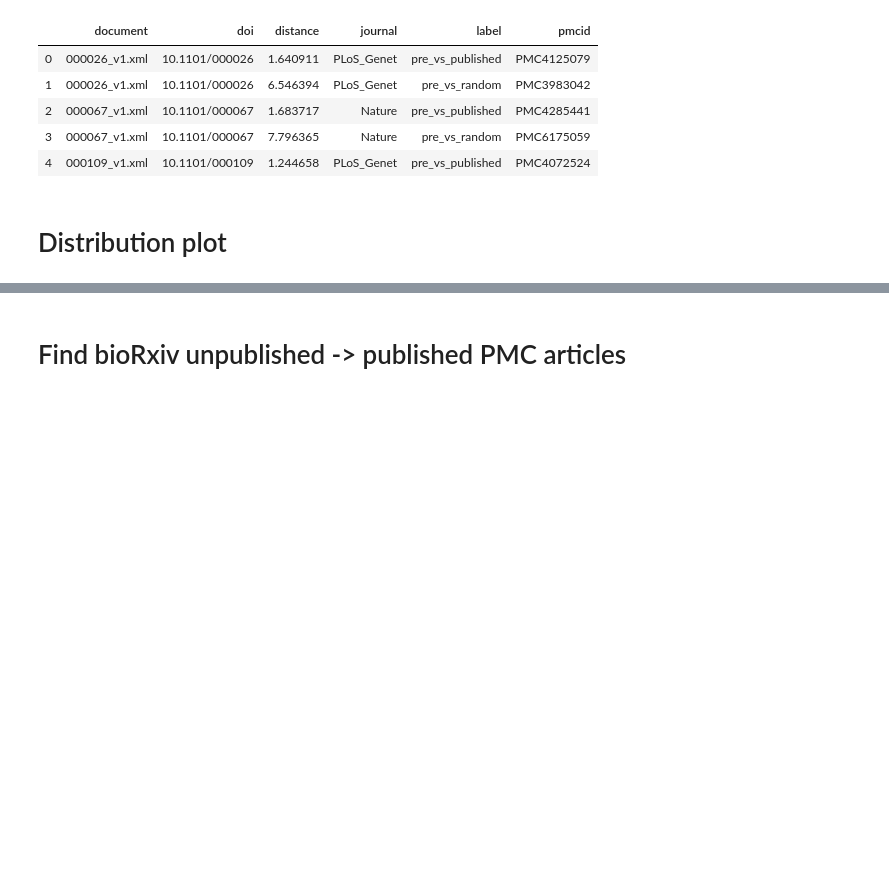
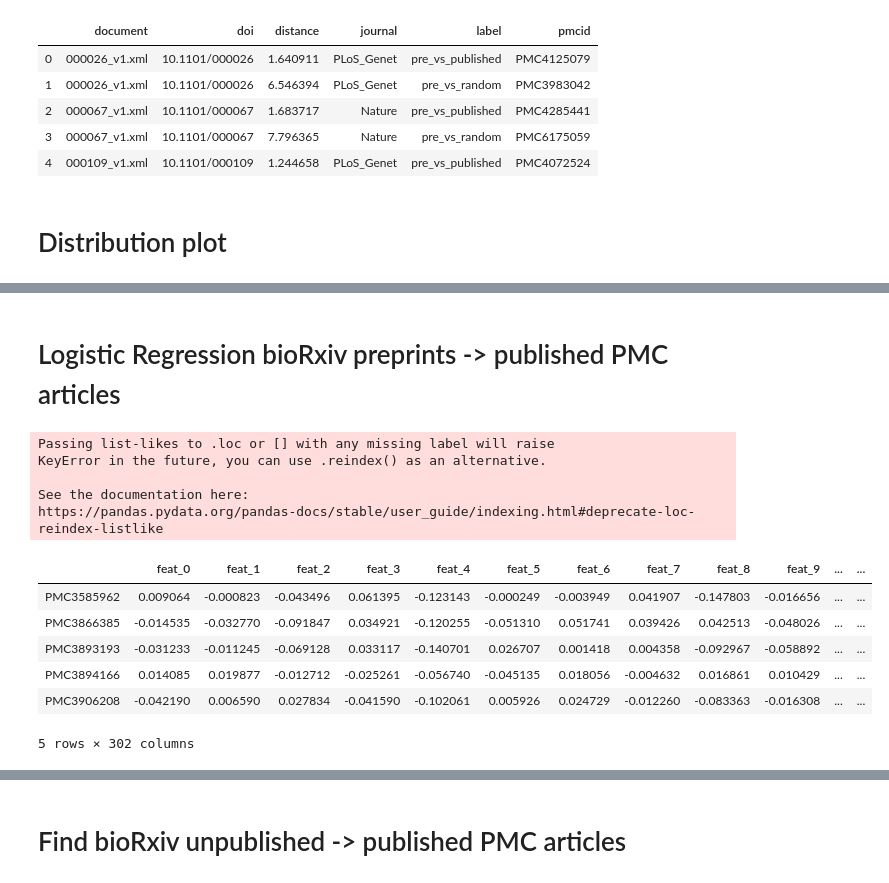
Before and after one commit to greenelab/annorxiver, a Jupyter notebook: biorxiv/article_distances/biorxiv_article_distances.ipynb, the cells around one changed output, grey strips where cells are left out. Saved outputs shown, nothing was run; the diff lists cells and outputs as text; code cells hidden in the pictures; blank space fills up the shorter version.

```diff
--- a/biorxiv/article_distances/biorxiv_article_distances.ipynb
+++ b/biorxiv/article_distances/biorxiv_article_distances.ipynb
@@ -147,13 +148,13 @@ biorxiv_published.head()
 | PMC3906208 | 000315_v1.xml | 10.1371/journal.pone.0087782 | True | -0.104042 | 0.260326 | -0.217748 | -0.095333 | -0.097044 | -0.101123 | 0.092174 | ... |
 5 rows × 303 columns
 # %%
-PMC_pubished = (
+PMC_published = (
     pmc_journal_mapped_df
-    .query(f"document in {biorxiv_published.reset_index().pmcid.tolist()}")
+    .query(f"document in {biorxiv_published.index.tolist()}")
     .sort_values("document", ascending=True)
     .set_index("document")
 )
-PMC_pubished.head()
+PMC_published.head()
 # %% [output]
 |  | journal | doi | feat_0 | feat_1 | feat_2 | feat_3 | feat_4 | feat_5 | feat_6 | feat_7 | ... | ... |
 | document |  |  |  |  |  |  |  |  |  |  |  | ... |
@@ -311,0 +314,2 @@ print(g)
+# %% [markdown]
+# Logistic Regression bioRxiv preprints -> published PMC articles
@@ -311,0 +322,31 @@ print(g)
+# %%
+training_dataset=(
+    (
+        biorxiv_published
+        .dropna()
+        .drop(["document", "published_doi", "pmcoa"], axis=1)
+        -
+        PMC_published
+        .loc[biorxiv_published.index.tolist()]
+        .dropna()
+        .drop(["journal", "doi"], axis=1)
+    )
+    .assign(
+        biorxiv_document=biorxiv_published.document.values,
+        true_link=1
+    )
+)
+training_dataset.head()
+# %% [output]
+Passing list-likes to .loc or [] with any missing label will raise
+KeyError in the future, you can use .reindex() as an alternative.
+
+See the documentation here:
+https://pandas.pydata.org/pandas-docs/stable/user_guide/indexing.html#deprecate-loc-reindex-listlike
+|  | feat_0 | feat_1 | feat_2 | feat_3 | feat_4 | feat_5 | feat_6 | feat_7 | feat_8 | feat_9 | ... | ... |
+| PMC3585962 | 0.009064 | -0.000823 | -0.043496 | 0.061395 | -0.123143 | -0.000249 | -0.003949 | 0.041907 | -0.147803 | -0.016656 | ... | ... |
+| PMC3866385 | -0.014535 | -0.032770 | -0.091847 | 0.034921 | -0.120255 | -0.051310 | 0.051741 | 0.039426 | 0.042513 | -0.048026 | ... | ... |
+| PMC3893193 | -0.031233 | -0.011245 | -0.069128 | 0.033117 | -0.140701 | 0.026707 | 0.001418 | 0.004358 | -0.092967 | -0.058892 | ... | ... |
+| PMC3894166 | 0.014085 | 0.019877 | -0.012712 | -0.025261 | -0.056740 | -0.045135 | 0.018056 | -0.004632 | 0.016861 | 0.010429 | ... | ... |
+| PMC3906208 | -0.042190 | 0.006590 | 0.027834 | -0.041590 | -0.102061 | 0.005926 | 0.024729 | -0.012260 | -0.083363 | -0.016308 | ... | ... |
+5 rows × 302 columns
```
Also changed, not shown: parts of 13 cells of this notebook, 15 other files.
